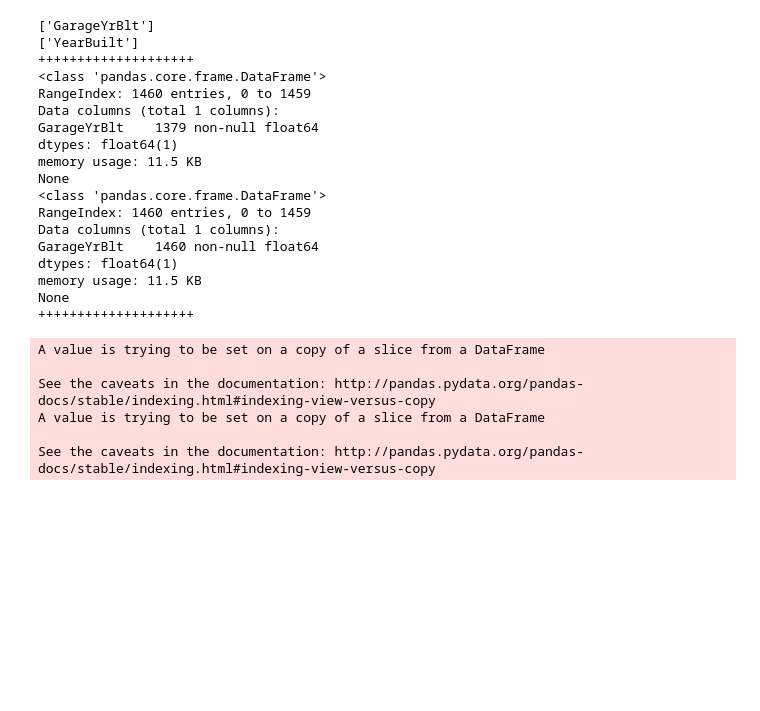
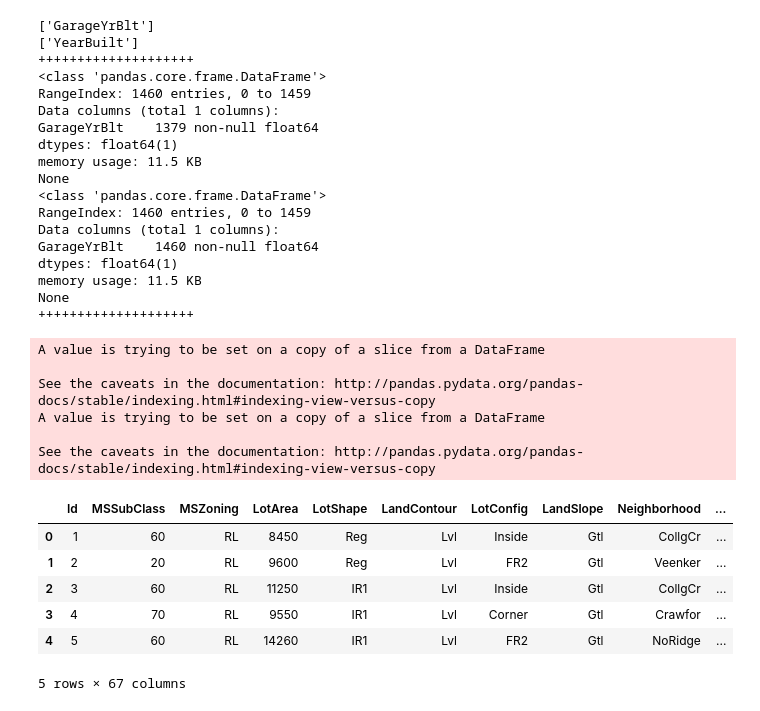
Before and after one commit to gongguoyu/ML_Kaggle, a Jupyter notebook: HousePrices/2_CleanData-V1.ipynb, the cells around one changed output. Cells and saved outputs as stored; diff of their text form; code cells hidden in the pictures; blank space fills up the shorter version.

```diff
--- a/HousePrices/2_CleanData-V1.ipynb
+++ b/HousePrices/2_CleanData-V1.ipynb
@@ -507,3 +509,13 @@ See the caveats in the documentation: http://pandas.pydata.org/pandas-docs/stabl
 # %%
 #模型填充
 #暂时无
+# %%
+data_train.head()
+# %% [output]
+|  | Id | MSSubClass | MSZoning | LotArea | LotShape | LandContour | LotConfig | LandSlope | Neighborhood | ... |
+| 0 | 1 | 60 | RL | 8450 | Reg | Lvl | Inside | Gtl | CollgCr | ... |
+| 1 | 2 | 20 | RL | 9600 | Reg | Lvl | FR2 | Gtl | Veenker | ... |
+| 2 | 3 | 60 | RL | 11250 | IR1 | Lvl | Inside | Gtl | CollgCr | ... |
+| 3 | 4 | 70 | RL | 9550 | IR1 | Lvl | Corner | Gtl | Crawfor | ... |
+| 4 | 5 | 60 | RL | 14260 | IR1 | Lvl | FR2 | Gtl | NoRidge | ... |
+5 rows × 67 columns
```
Also changed, not shown: parts of 6 cells of this notebook, 2 other files.
